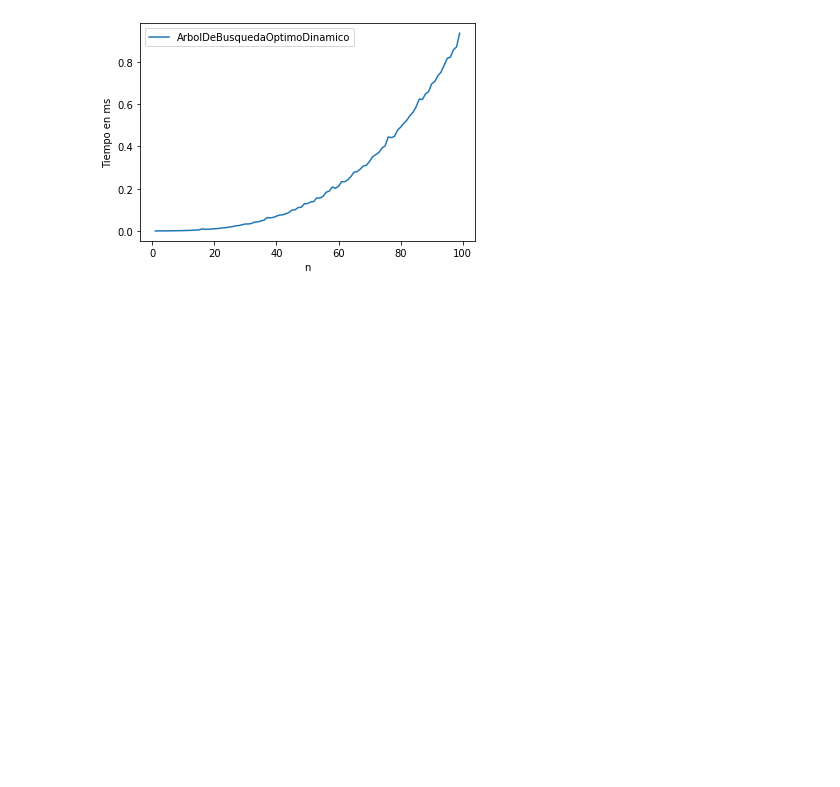
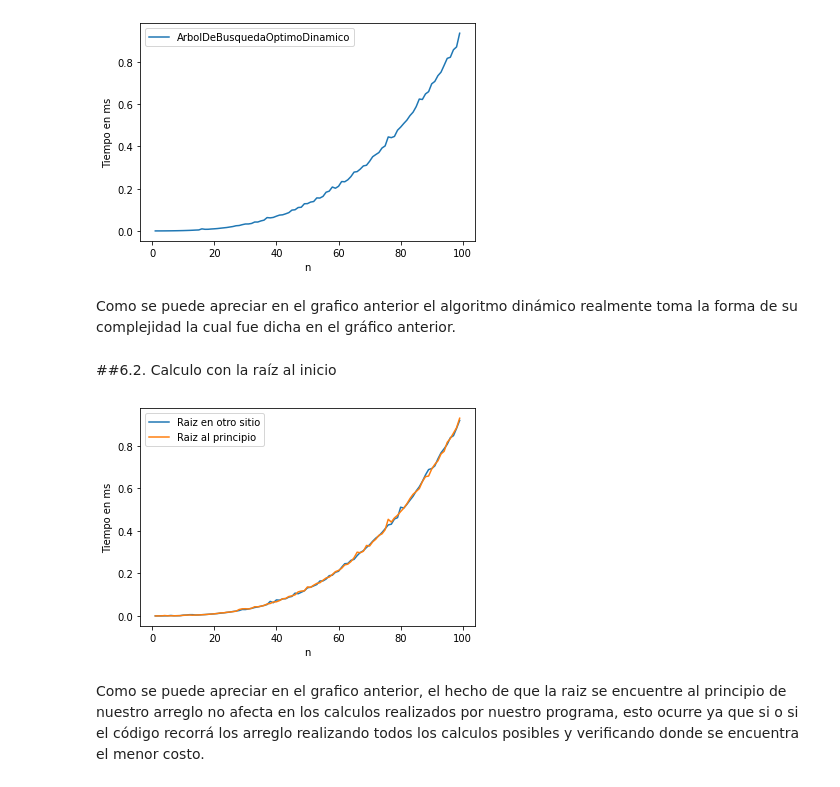
Before and after one commit to LosPowerPeralta/ADA-Informes-Matias, a Jupyter notebook: Informe_Árbol_binario_de_busqueda.ipynb, the cells around one changed output. Drawn from its saved outputs; the diff is of its cells as text; code cells hidden in the pictures; blank space fills up the shorter version.

```diff
--- a/Informe_Árbol_binario_de_busqueda.ipynb
+++ b/Informe_Árbol_binario_de_busqueda.ipynb
@@ -344,3 +413,36 @@ plt.ylabel('Tiempo en ms')
 plt.show()
 # %% [output]
 [figure]
+# %% [markdown]
+Como se puede apreciar en el grafico anterior el algoritmo dinámico realmente toma la forma de su complejidad la cual fue dicha en el gráfico anterior.
+# %% [markdown]
+##6.2. Calculo con la raíz al inicio
+# %%
+x=[]
+y_Dynamic = []
+y_Dynamic2 = []
+
+for n in range(1,100):
+  keys, freq, q = optimal_bst_instance_generator(n)
+  keys2 = keys.copy()
+  freq2 = freq.copy()
+  q2 = q.copy()
+
+  t_Dynamic = repeat(setup="from __main__ import arbolDeBusquedaOptimoDinamico", stmt=f"arbolDeBusquedaOptimoDinamico({keys},{freq},{q},{len(keys)})", repeat=1, number=10)
+  t_Dynamic2 = repeat(setup="from __main__ import arbolDeBusquedaOptimoDinamico", stmt=f"arbolDeBusquedaOptimoDinamico({keys2},{freq2},{q2},{len(keys2)})", repeat=1, number=10)
+
+  x.append(n)
+  y_Dynamic.append(t_Dynamic)
+  y_Dynamic2.append(t_Dynamic2)
+
+plt.plot(x,y_Dynamic)
+plt.plot(x,y_Dynamic2)
+plt.legend(["Raiz en otro sitio", "Raiz al principio"])
+
+plt.xlabel('n')
+plt.ylabel('Tiempo en ms')
+plt.show()
+# %% [output]
+[figure, added]
+# %% [markdown]
+Como se puede apreciar en el grafico anterior, el hecho de que la raiz se encuentre al principio de nuestro arreglo no afecta en los calculos realizados por nuestro programa, esto ocurre ya que si o si el código recorrá los arreglo realizando todos los calculos posibles y verificando donde se encuentra el menor costo.
```
Also changed, not shown: parts of 22 cells of this notebook.
